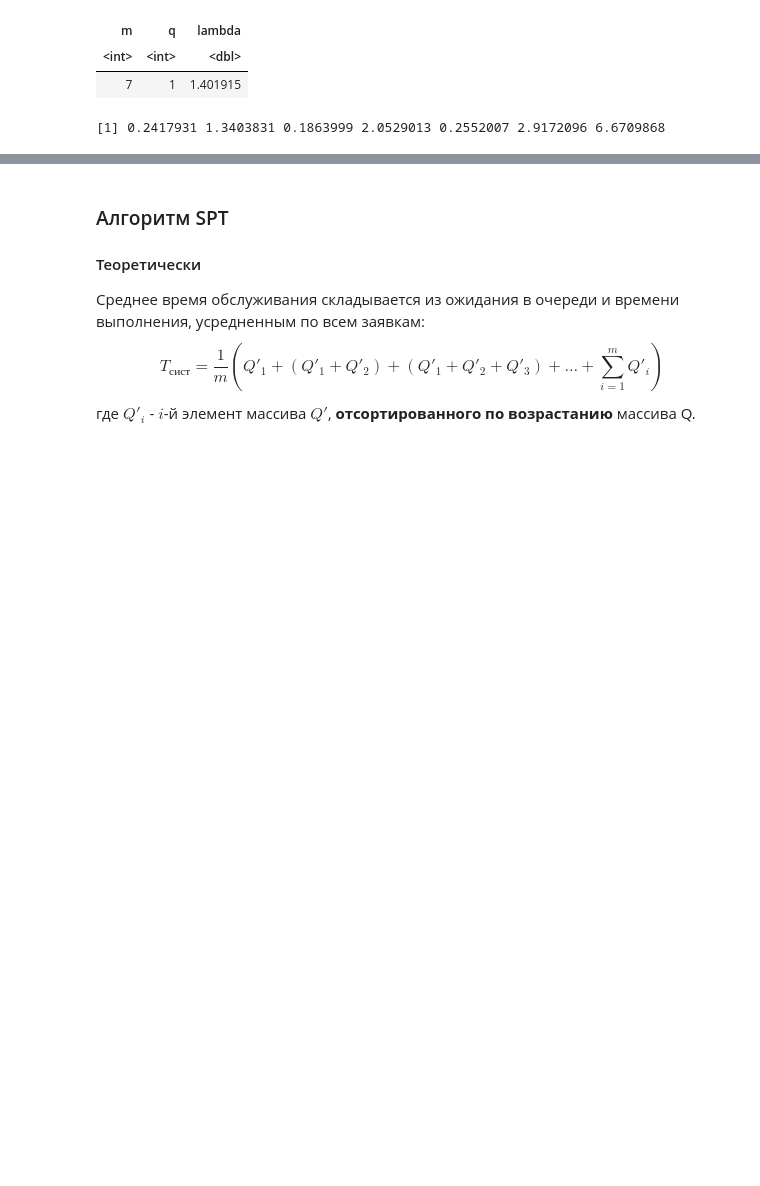
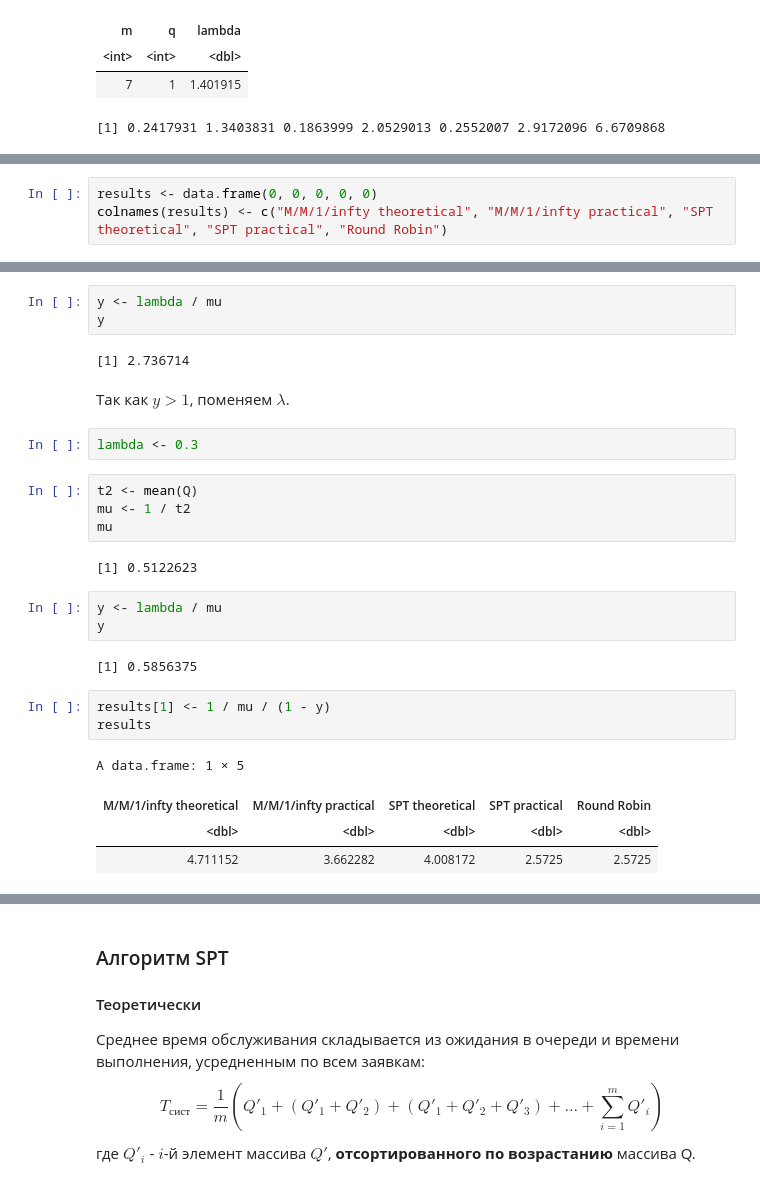
Before and after one commit to DeadlySquad13/t4-2-PerformanceAnalysis__Labs, a Jupyter notebook: Lab7/PerformanceAnalysis__Lab7.ipynb, the cells around one changed output, grey strips where cells are left out. Saved outputs shown, nothing was run; the diff lists cells and outputs as text; blank space fills up the shorter version.

Commit message:
[Enh](Lab7): Added M/M/1/infty calculations.

```diff
--- a/Lab7/PerformanceAnalysis__Lab7.ipynb
+++ b/Lab7/PerformanceAnalysis__Lab7.ipynb
@@ -37,3 +39,6 @@ A data.frame: 1 × 3
+# %%
+results <- data.frame(0, 0, 0, 0, 0)
+colnames(results) <- c("M/M/1/infty theoretical", "M/M/1/infty practical", "SPT theoretical", "SPT practical", "Round Robin")
 # %% [markdown]
 ### СМО вида $М/М/1/\infty$
 Представим данную систему как одноканальную СМО с неограниченной очередью.
@@ -42,0 +53,28 @@ A data.frame: 1 × 3
+# %%
+y <- lambda / mu
+y
+# %% [output]
+[1] 2.736714
+# %% [markdown]
+Так как $y > 1$, поменяем $\lambda$.
+# %%
+lambda <- 0.3
+# %%
+t2 <- mean(Q)
+mu <- 1 / t2
+mu
+# %% [output]
+[1] 0.5122623
+# %%
+y <- lambda / mu
+y
+# %% [output]
+[1] 0.5856375
+# %%
+results[1] <- 1 / mu / (1 - y)
+results
+# %% [output]
+A data.frame: 1 × 5
+| M/M/1/infty theoretical | M/M/1/infty practical | SPT theoretical | SPT practical | Round Robin |
+| <dbl> | <dbl> | <dbl> | <dbl> | <dbl> |
+| 4.711152 | 3.662282 | 4.008172 | 2.5725 | 2.5725 |
```
Also changed, not shown: parts of 18 cells of this notebook, 1 other file.
